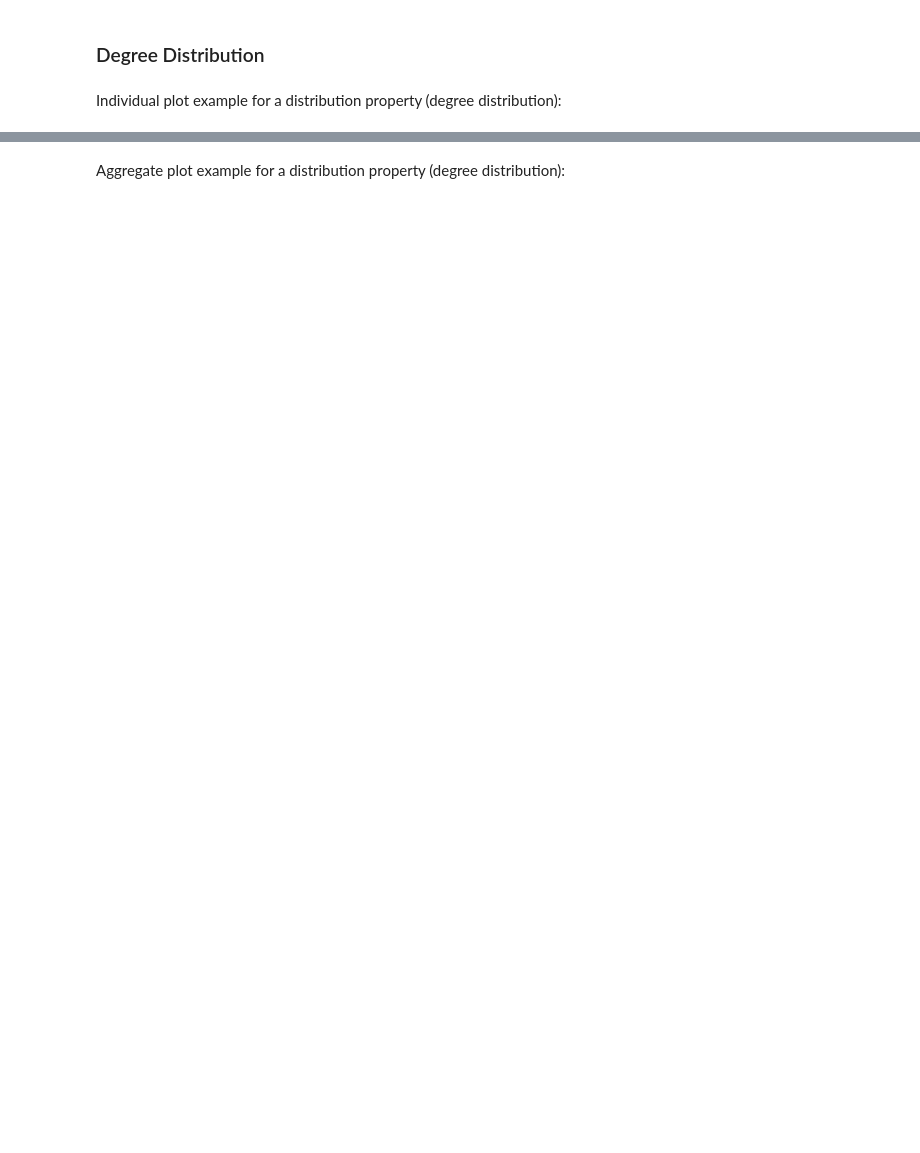
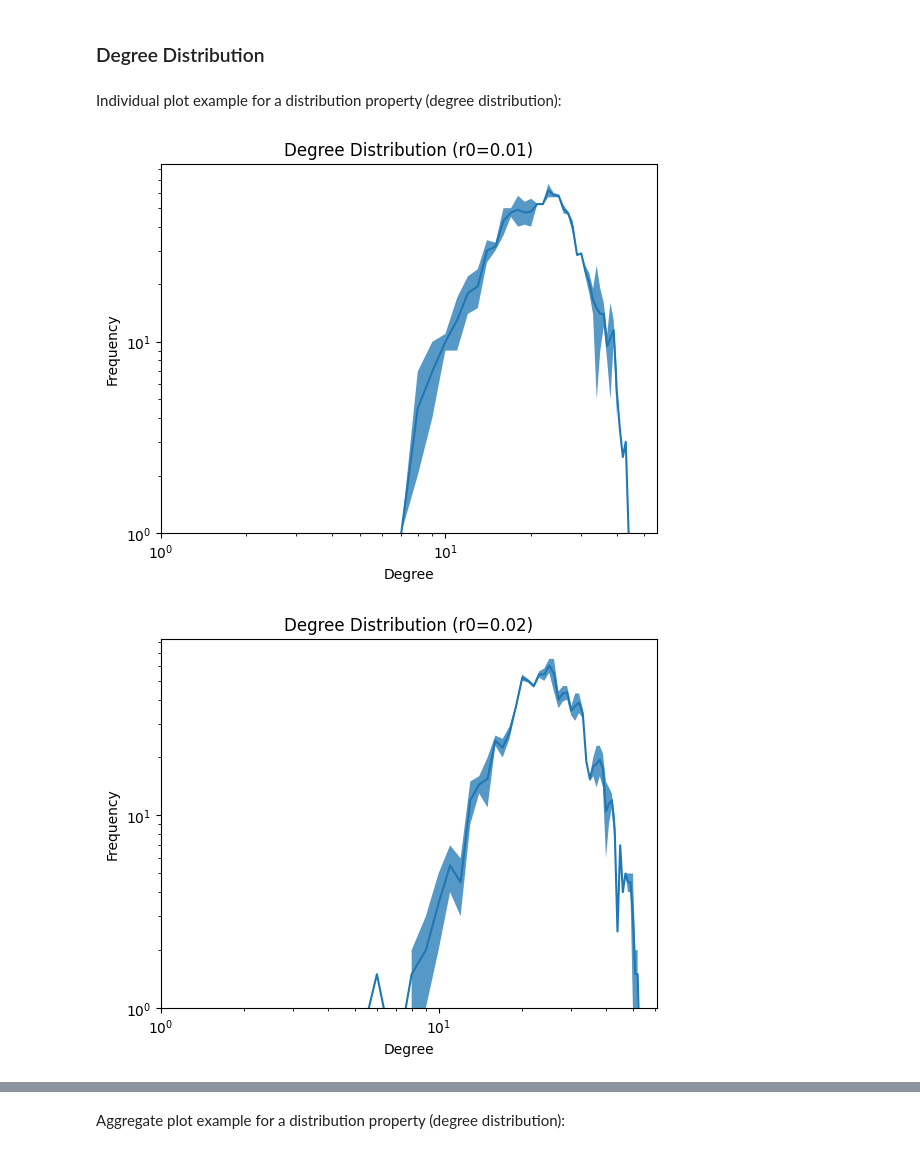
Before and after one commit to IrinaMonaEpure/MARS, a Jupyter notebook: notebooks/batch_experiment.ipynb, the cells around one changed output, grey strips where cells are left out. Saved outputs shown, nothing was run; the diff lists cells and outputs as text; code cells hidden in the pictures; blank space fills up the shorter version.

```diff
--- a/notebooks/batch_experiment.ipynb
+++ b/notebooks/batch_experiment.ipynb
@@ -78,30 +81,35 @@ Individual plot example for a distribution property (degree distribution):
 # %%
 for r0 in r0s:
     deg_dist = results[r0][PropertyEnum.DEGREE_DISTRIBUTION][0]
     std_devs = results[r0][PropertyEnum.DEGREE_DISTRIBUTION][1]
 
     k = deg_dist[:, 0]
-    freq = deg_dist[:, 1]
-    std = std_devs[:, 1].astype(float)
+    freq = deg_dist[:, 1].astype(float)
+    std = std_devs.astype(float)
 
     lower = freq - std
     upper = freq + std
 
-    freqs, bin_edges = np.histogram(k, weights=freq)
-    bin_mids = 0.5 * (bin_edges[:-1] + bin_edges[1:])
+    lower[lower <= 0] = np.nan
+    upper[upper <= 0] = np.nan
+    freq[freq <= 0] = np.nan
 
     fig = plt.figure()
 
-    plt.plot(bin_mids, freqs)
-    plt.fill_between(k, lower, upper, alpha=0.3)
+    plt.plot(k, freq)
+    plt.fill_between(k, lower, upper, alpha=0.75)
+
     plt.title(f"Degree Distribution (r0={r0})")
     plt.xlabel("Degree")
     plt.ylabel("Frequency")
     plt.xscale("log")
     plt.yscale("log")
     plt.xlim(1, plt.xlim()[1])
     plt.ylim(1, plt.ylim()[1])
 
     # Save in "plots" folder of the individual run
     plt.savefig(paths["batch_dir"] / f"r_0_{r0}" / "plots" / f"degree_distribution_r_0_{r0}.png", bbox_inches="tight")
     plt.show()
+# %% [output]
+[figure, added]
+[figure, added]
```
Also changed, not shown: parts of 9 cells of this notebook.
